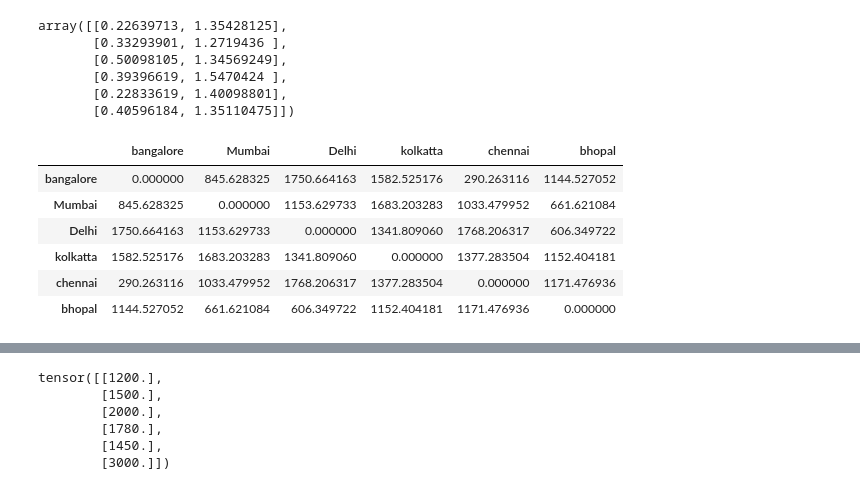
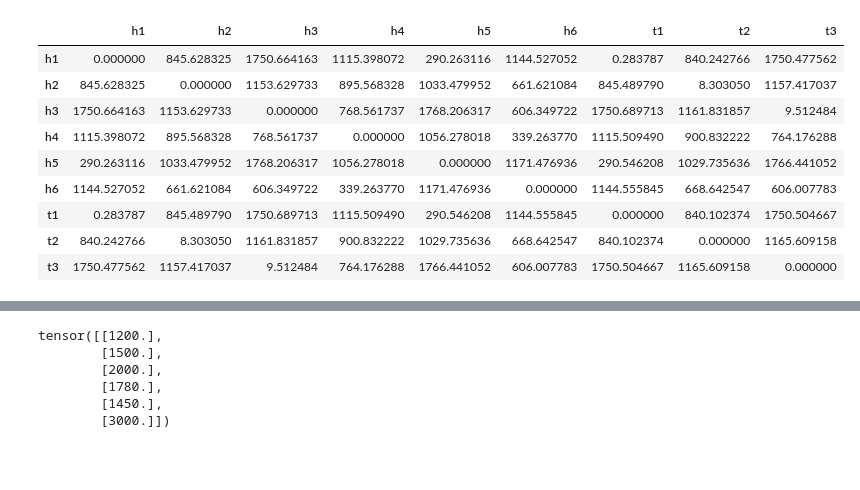
Before and after one commit to itzyushao/multi-task, a Jupyter notebook: Graph.ipynb, the cells around one changed output, grey strips where cells are left out. Drawn from its saved outputs; the diff is of its cells as text; code cells hidden in the pictures; blank space fills up the shorter version.

```diff
--- a/Graph.ipynb
+++ b/Graph.ipynb
@@ -38,3 +44,21 @@ cities_df
 # %%
 cities_df['lat'] = np.radians(cities_df['lat'])
 cities_df['lon'] = np.radians(cities_df['lon'])
+
+dist = DistanceMetric.get_metric('haversine')
+
+cities_df[['lat','lon']].to_numpy()
+
+df_dist = pd.DataFrame(dist.pairwise(cities_df[['lat','lon']].to_numpy())*6373,  columns=cities_df.house.unique(), index=cities_df.house.unique())
+df_dist
+# %% [output]
+|  | h1 | h2 | h3 | h4 | h5 | h6 | t1 | t2 | t3 |
+| h1 | 0.000000 | 845.628325 | 1750.664163 | 1115.398072 | 290.263116 | 1144.527052 | 0.283787 | 840.242766 | 1750.477562 |
+| h2 | 845.628325 | 0.000000 | 1153.629733 | 895.568328 | 1033.479952 | 661.621084 | 845.489790 | 8.303050 | 1157.417037 |
+| h3 | 1750.664163 | 1153.629733 | 0.000000 | 768.561737 | 1768.206317 | 606.349722 | 1750.689713 | 1161.831857 | 9.512484 |
+| h4 | 1115.398072 | 895.568328 | 768.561737 | 0.000000 | 1056.278018 | 339.263770 | 1115.509490 | 900.832222 | 764.176288 |
+| h5 | 290.263116 | 1033.479952 | 1768.206317 | 1056.278018 | 0.000000 | 1171.476936 | 290.546208 | 1029.735636 | 1766.441052 |
+| h6 | 1144.527052 | 661.621084 | 606.349722 | 339.263770 | 1171.476936 | 0.000000 | 1144.555845 | 668.642547 | 606.007783 |
+| t1 | 0.283787 | 845.489790 | 1750.689713 | 1115.509490 | 290.546208 | 1144.555845 | 0.000000 | 840.102374 | 1750.504667 |
+| t2 | 840.242766 | 8.303050 | 1161.831857 | 900.832222 | 1029.735636 | 668.642547 | 840.102374 | 0.000000 | 1165.609158 |
+| t3 | 1750.477562 | 1157.417037 | 9.512484 | 764.176288 | 1766.441052 | 606.007783 | 1750.504667 | 1165.609158 | 0.000000 |
@@ -43,21 +65 @@ dist = DistanceMetric.get_metric('haversine')
-# %%
-cities_df[['lat','lon']].to_numpy()
-# %% [output]
-array([[0.22639713, 1.35428125],
-       [0.33293901, 1.2719436 ],
-       [0.50098105, 1.34569249],
-       [0.39396619, 1.5470424 ],
-       [0.22833619, 1.40098801],
-       [0.40596184, 1.35110475]])
-# %%
-df = pd.DataFrame(dist.pairwise(cities_df[['lat','lon']].to_numpy())*6373,  columns=cities_df.city.unique(), index=cities_df.city.unique())
-df
-# %% [output]
-|  | bangalore | Mumbai | Delhi | kolkatta | chennai | bhopal |
-| bangalore | 0.000000 | 845.628325 | 1750.664163 | 1582.525176 | 290.263116 | 1144.527052 |
-| Mumbai | 845.628325 | 0.000000 | 1153.629733 | 1683.203283 | 1033.479952 | 661.621084 |
-| Delhi | 1750.664163 | 1153.629733 | 0.000000 | 1341.809060 | 1768.206317 | 606.349722 |
-| kolkatta | 1582.525176 | 1683.203283 | 1341.809060 | 0.000000 | 1377.283504 | 1152.404181 |
-| chennai | 290.263116 | 1033.479952 | 1768.206317 | 1377.283504 | 0.000000 | 1171.476936 |
-| bhopal | 1144.527052 | 661.621084 | 606.349722 | 1152.404181 | 1171.476936 | 0.000000 |
 # %%
```
Also changed, not shown: parts of 36 cells of this notebook, 3 other files.
